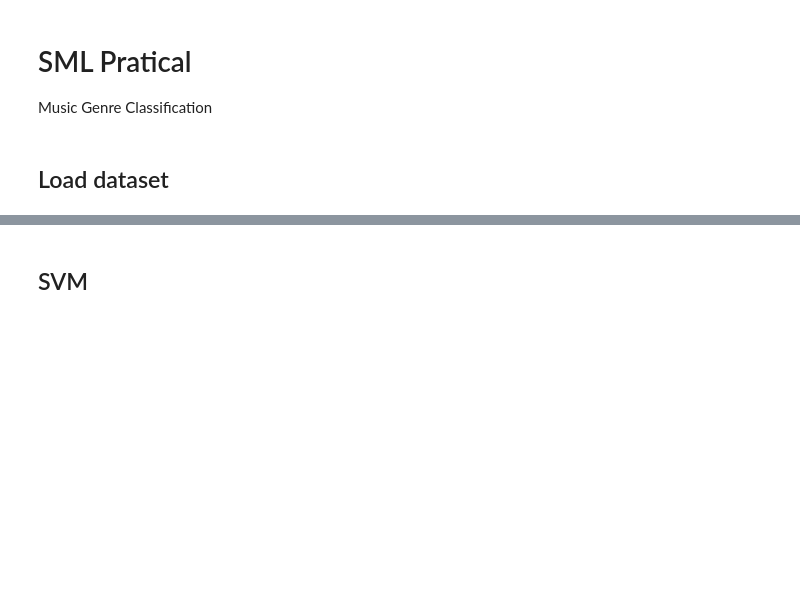
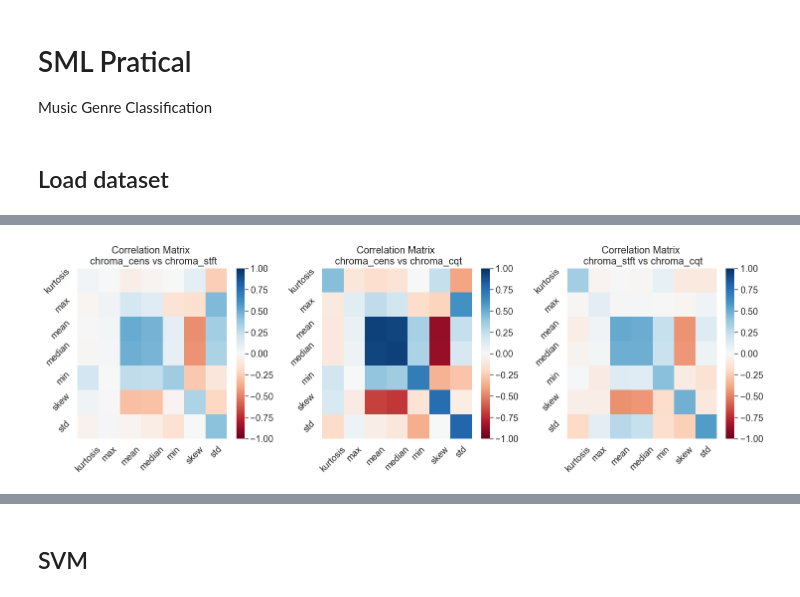
Before and after one commit to Daniel-Lin-S/SML_practical, a Jupyter notebook: AssessedPracticalSamplePythonCode.ipynb, the cells around one changed output, grey strips where cells are left out. Cells and saved outputs as stored; diff of their text form; code cells hidden in the pictures; blank space fills up the shorter version.

```diff
--- a/AssessedPracticalSamplePythonCode.ipynb
+++ b/AssessedPracticalSamplePythonCode.ipynb
@@ -44,0 +62,51 @@ y = pd.Series(y)
+# %%
+### correlation test ###
+
+chroma='01'
+group1_feature = 'chroma_cens'
+group2_feature = 'chroma_stft'
+group3_feature = 'chroma_cqt'
+group1 = X.loc[:, (X.columns.get_level_values('feature') == group1_feature) & (X.columns.get_level_values('number') == chroma)]
+group1_ticks = group1.columns.get_level_values('statistics')
+group2 = X.loc[:, (X.columns.get_level_values('feature') == group2_feature) & (X.columns.get_level_values('number') == chroma)]
+group2_ticks = group2.columns.get_level_values('statistics')
+group3 = X.loc[:, (X.columns.get_level_values('feature') == group3_feature) & (X.columns.get_level_values('number') == chroma)]
+group3_ticks = group3.columns.get_level_values('statistics')
+
+# Calculate correlation matrices between groups
+corr_group1_group2 = np.corrcoef(group1, group2, rowvar=False)
+corr_group1_group3 = np.corrcoef(group1, group3, rowvar=False)
+corr_group2_group3 = np.corrcoef(group2, group3, rowvar=False)
+
+# Plot heatmaps
+plt.figure(figsize=(15, 5))
+sns.set_context("paper", font_scale=1.5)  # Adjust font_scale as needed
+sns.set_style("whitegrid")
+
+plt.subplot(1, 3, 1)
+ax1 = sns.heatmap(corr_group1_group2[:7, 7:], cmap='RdBu', xticklabels=group1_ticks, yticklabels=group2_ticks,
+            vmin=-1, vmax=1)
+plt.title(f'Correlation Matrix \n {group1_feature} vs {group2_feature}')
+
+plt.subplot(1, 3, 2)
+ax2 = sns.heatmap(corr_group1_group3[:7, 7:], cmap='RdBu', xticklabels=group1_ticks, yticklabels=group3_ticks,
+            vmin=-1, vmax=1)
+plt.title(f'Correlation Matrix \n {group1_feature} vs {group3_feature}')
+
+plt.subplot(1, 3, 3)
+ax3 = sns.heatmap(corr_group2_group3[:7, 7:], cmap='RdBu', xticklabels=group2_ticks, yticklabels=group3_ticks,
+            vmin=-1, vmax=1)
+plt.title(f'Correlation Matrix \n {group2_feature} vs {group3_feature}')
+
+# Rotate xticks and yticks
+ax1.set_xticklabels(ax1.get_xticklabels(), rotation=45)
+ax1.set_yticklabels(ax1.get_yticklabels(), rotation=45)
+ax2.set_xticklabels(ax2.get_xticklabels(), rotation=45)
+ax2.set_yticklabels(ax2.get_yticklabels(), rotation=45)
+ax3.set_xticklabels(ax3.get_xticklabels(), rotation=45)
+ax3.set_yticklabels(ax3.get_yticklabels(), rotation=45)
+
+plt.tight_layout()
+plt.show()
+# %% [output]
+[figure, added]
```
Also changed, not shown: parts of 10 cells of this notebook, 3 other files.
